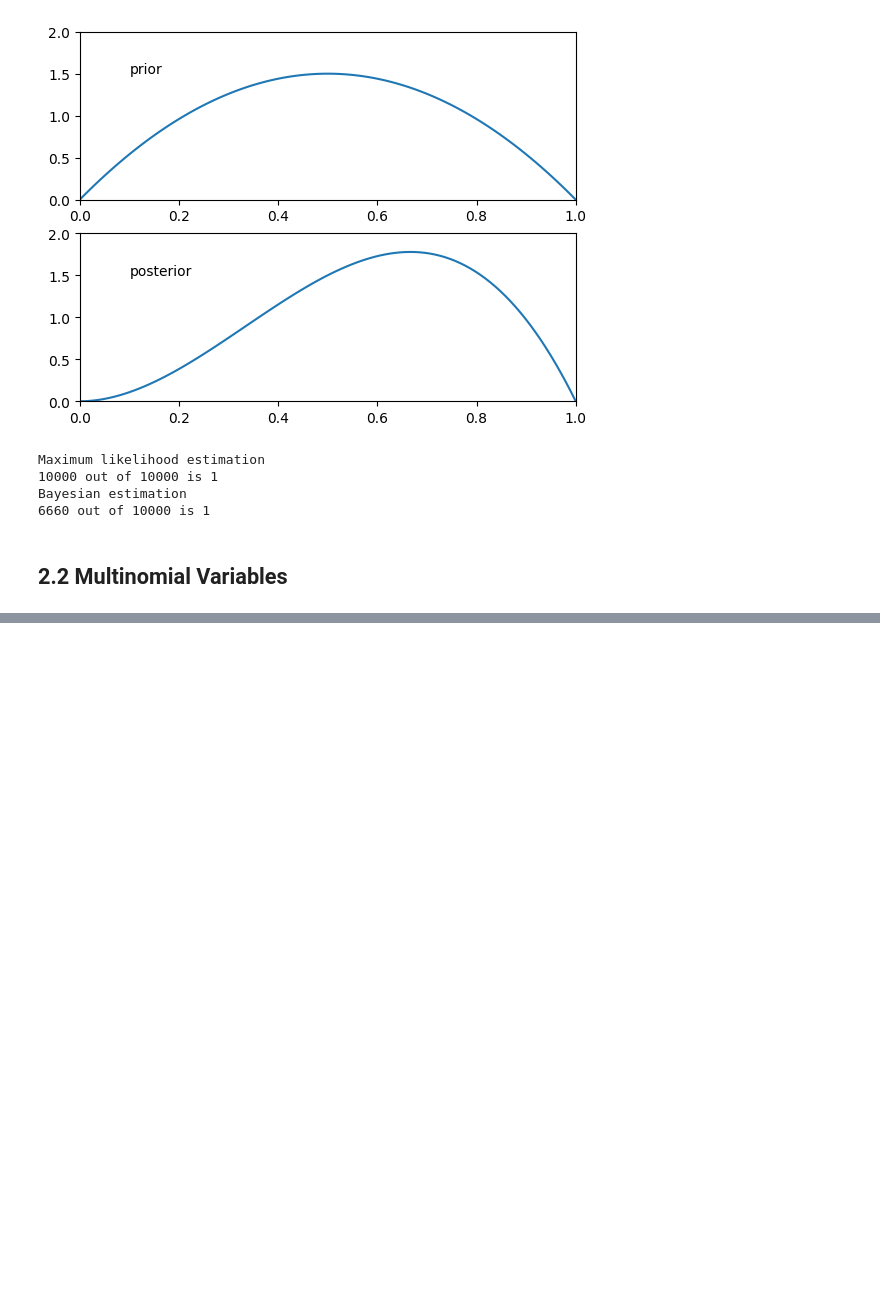
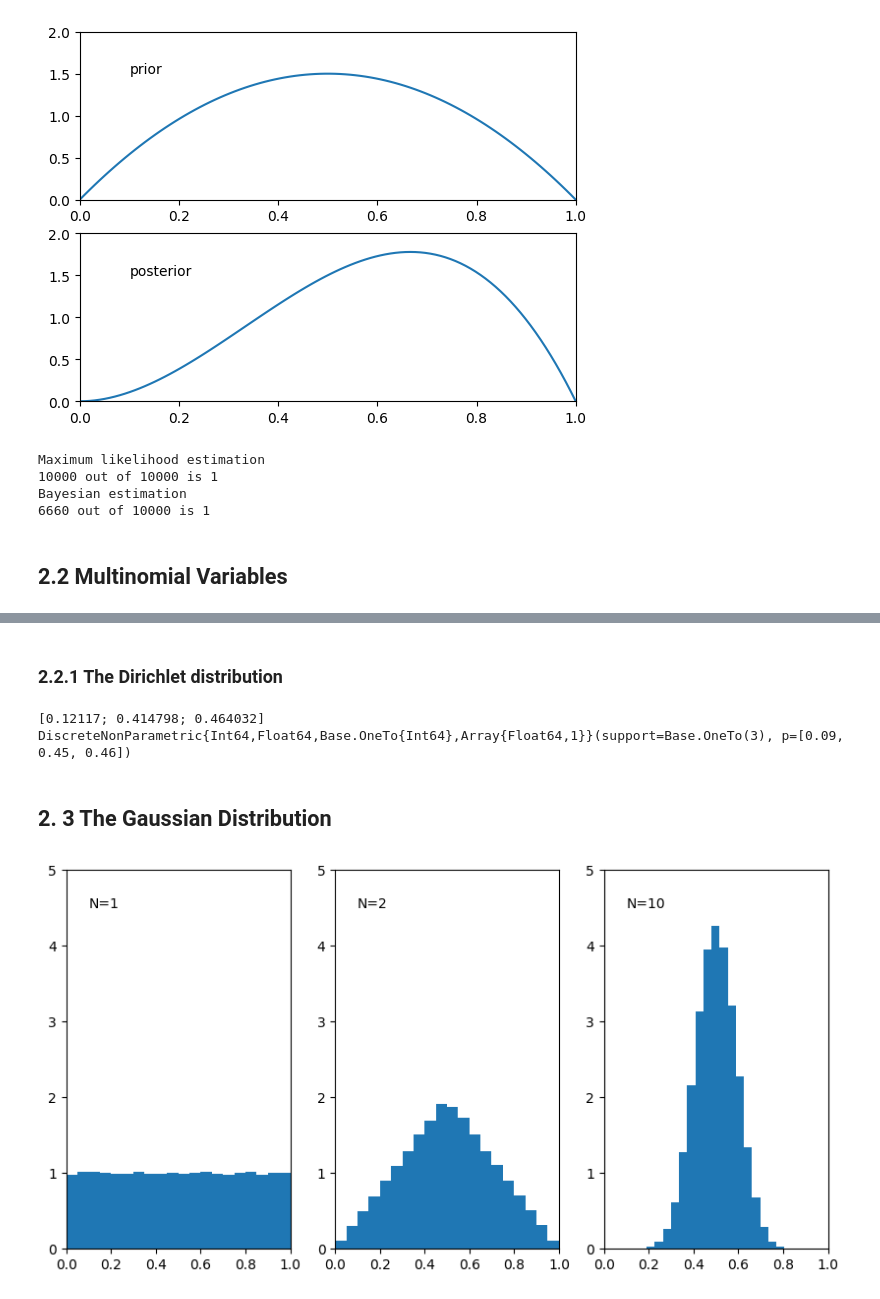
Before and after one commit to szmlb/PRML-jl, a Jupyter notebook: notebooks/ch02_Probability_Distributions.ipynb, the cells around one changed output, grey strips where cells are left out. Drawn from its saved outputs; the diff is of its cells as text; code cells hidden in the pictures; blank space fills up the shorter version.

Commit message:
Add Gaussian Distribution on ch02

```diff
--- a/notebooks/ch02_Probability_Distributions.ipynb
+++ b/notebooks/ch02_Probability_Distributions.ipynb
@@ -100,0 +102,46 @@ DiscreteNonParametric{Int64,Float64,Base.OneTo{Int64},Array{Float64,1}}(support=
+# %% [markdown]
+### 2.2.1 The Dirichlet distribution
+# %%
+mu = Dirichlet(ones(3))
+mu_data = rand(mu, 1)
+println(mu_data)
+
+cat = Categorical(reshape(mu_data, 3))
+data = rand(cat, 100)
+
+cat_fit = fit_mle(Categorical, data)
+print(cat_fit)
+# %% [output]
+[0.12117; 0.414798; 0.464032]
+DiscreteNonParametric{Int64,Float64,Base.OneTo{Int64},Array{Float64,1}}(support=Base.OneTo(3), p=[0.09, 0.45, 0.46])
+# %% [markdown]
+## 2. 3 The Gaussian Distribution
+# %%
+uniform = Uniform(0, 1)
+fig = figure(figsize=(10, 5))
+
+PyPlot.subplot(131)
+PyPlot.xlim(0, 1)
+PyPlot.ylim(0, 5)
+PyPlot.annotate("N=1", (0.1, 4.5))
+PyPlot.plt.hist(rand(uniform, 100000), normed=true, bins=20, alpha=1.0)
+
+PyPlot.subplot(132)
+PyPlot.xlim(0, 1)
+PyPlot.ylim(0, 5)
+PyPlot.annotate("N=2", (0.1, 4.5))
+PyPlot.plt.hist(0.5 * ( rand(uniform, 100000) + rand(uniform, 100000) ), bins=20, normed=true)
+
+PyPlot.subplot(133)
+PyPlot.xlim(0, 1)
+PyPlot.ylim(0, 5)
+sample = zeros(100000)
+for _ in 1:10
+    sample = sample + rand(uniform, 100000)
+end
+PyPlot.annotate("N=10", (0.1, 4.5))
+PyPlot.plt.hist(sample * 0.1, bins=20, normed=true)
+
+PyPlot.show()
+# %% [output]
+[figure, added]
```
Also changed, not shown: parts of 4 cells of this notebook.
